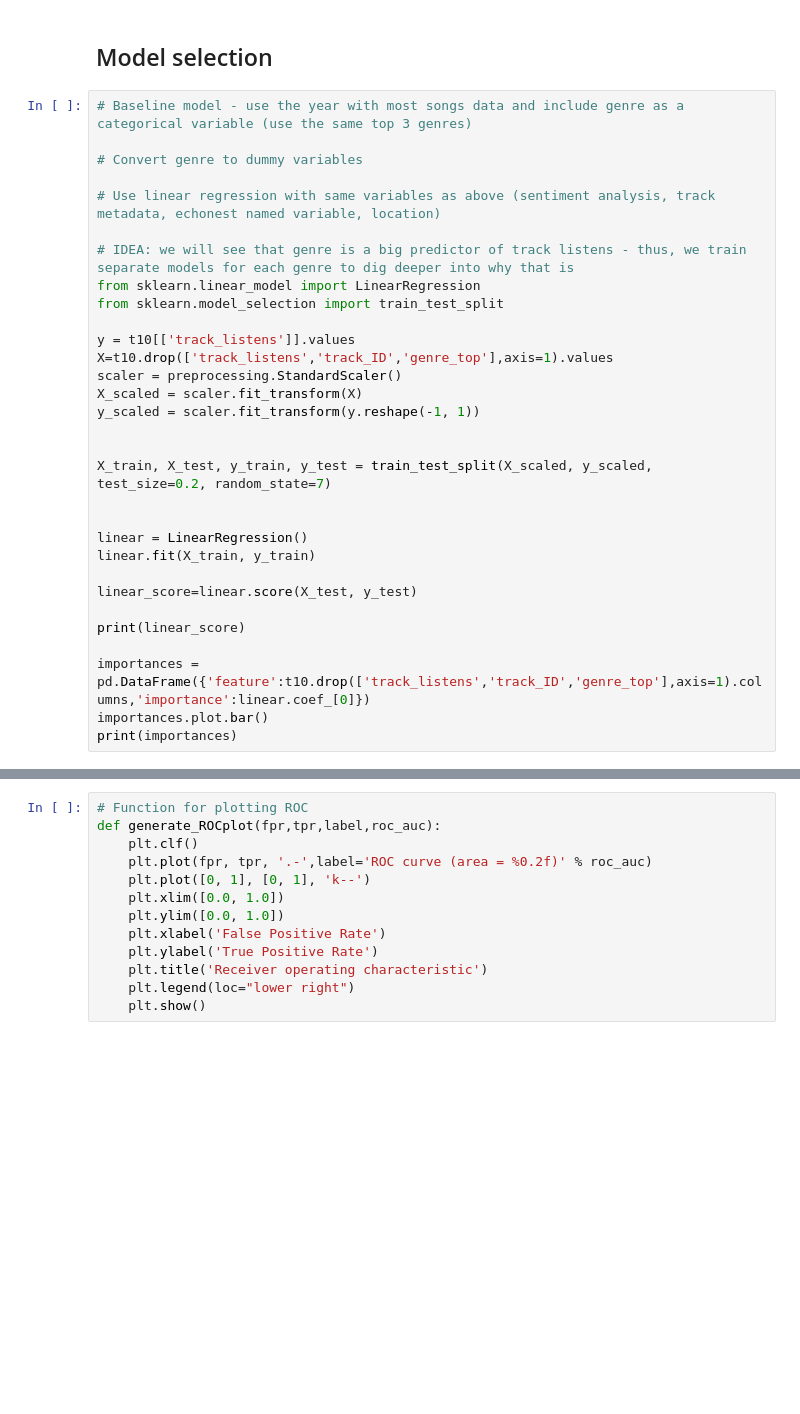
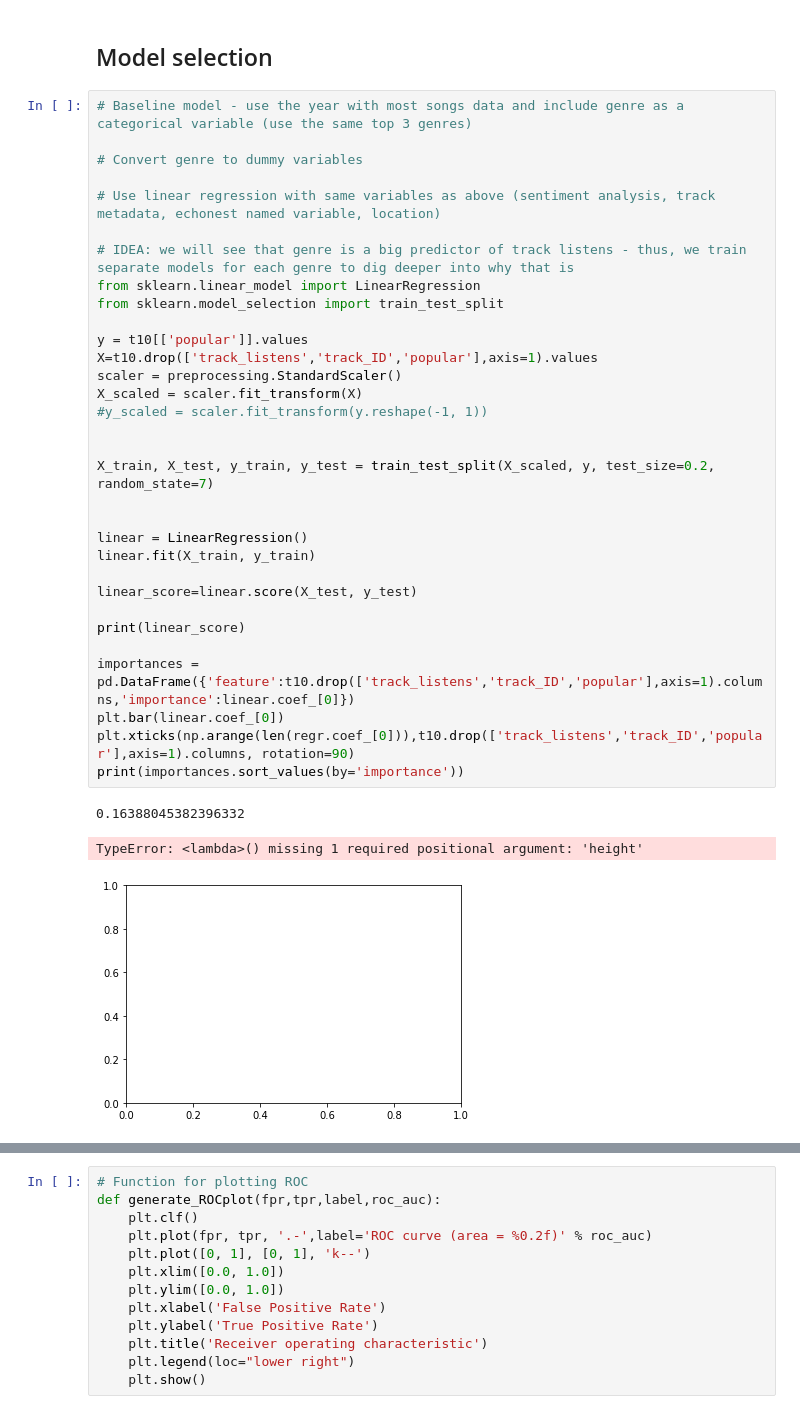
Before and after one commit to kathyyli/DS_project, a Jupyter notebook: DS project v2.ipynb, the cells around one changed output, grey strips where cells are left out. Saved outputs shown, nothing was run; the diff lists cells and outputs as text; blank space fills up the shorter version.

Commit message:
baseline model using linear regression

```diff
--- a/DS project v2.ipynb
+++ b/DS project v2.ipynb
@@ -367,34 +406,39 @@ plt.show()
 # %%
 # Baseline model - use the year with most songs data and include genre as a categorical variable (use the same top 3 genres)
 
 # Convert genre to dummy variables
 
 # Use linear regression with same variables as above (sentiment analysis, track metadata, echonest named variable, location)
 
 # IDEA: we will see that genre is a big predictor of track listens - thus, we train separate models for each genre to dig deeper into why that is
 from sklearn.linear_model import LinearRegression
 from sklearn.model_selection import train_test_split
 
-y = t10[['track_listens']].values
-X=t10.drop(['track_listens','track_ID','genre_top'],axis=1).values
+y = t10[['popular']].values
+X=t10.drop(['track_listens','track_ID','popular'],axis=1).values
 scaler = preprocessing.StandardScaler()
 X_scaled = scaler.fit_transform(X)
-y_scaled = scaler.fit_transform(y.reshape(-1, 1))
+#y_scaled = scaler.fit_transform(y.reshape(-1, 1))
 
 
-X_train, X_test, y_train, y_test = train_test_split(X_scaled, y_scaled, test_size=0.2, random_state=7)
+X_train, X_test, y_train, y_test = train_test_split(X_scaled, y, test_size=0.2, random_state=7)
 
 
 linear = LinearRegression()
 linear.fit(X_train, y_train)
 
 linear_score=linear.score(X_test, y_test)
 
 print(linear_score)
 
-importances = pd.DataFrame({'feature':t10.drop(['track_listens','track_ID','genre_top'],axis=1).columns,'importance':linear.coef_[0]})
-importances.plot.bar()
-print(importances)
+importances = pd.DataFrame({'feature':t10.drop(['track_listens','track_ID','popular'],axis=1).columns,'importance':linear.coef_[0]})
+plt.bar(linear.coef_[0])
+plt.xticks(np.arange(len(regr.coef_[0])),t10.drop(['track_listens','track_ID','popular'],axis=1).columns, rotation=90)
+print(importances.sort_values(by='importance'))
+# %% [output]
+0.16388045382396332
+TypeError: <lambda>() missing 1 required positional argument: 'height'
+[figure, added]
 # %%
 # Baseline model - use the year with most songs data and include genre as a categorical variable (use the same top 3 genres)
 
```
Also changed, not shown: parts of 14 cells of this notebook.
